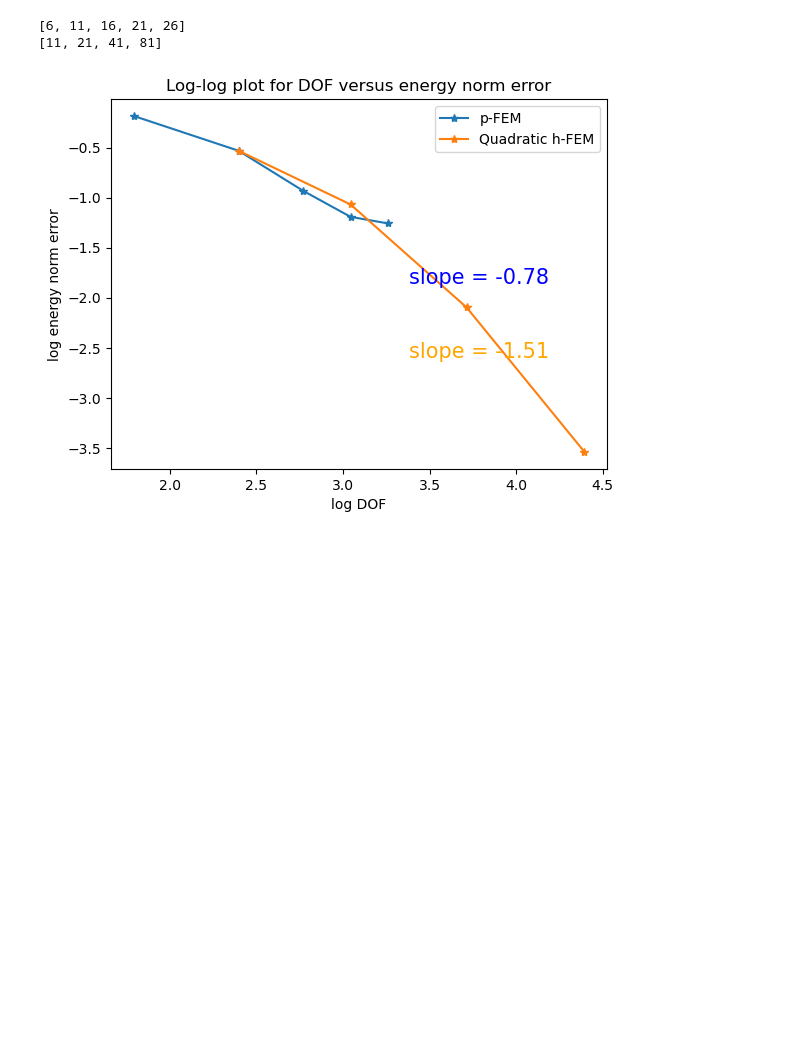
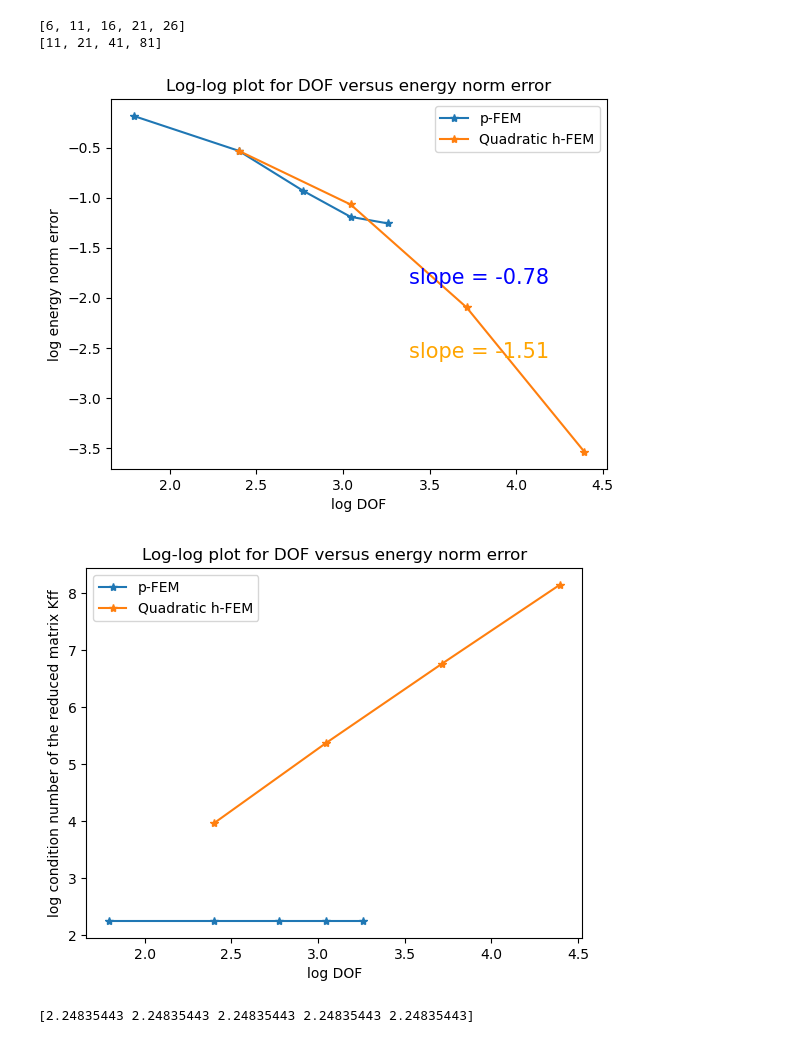
Before and after one commit to Xiaosen9807/Advanced-Finite-Element-Methods, a Jupyter notebook: main.ipynb, the cells around one changed output. Drawn from its saved outputs; the diff is of its cells as text; code cells hidden in the pictures; blank space fills up the shorter version.

Commit message:
a posteriori & Cont_K

```diff
--- a/main.ipynb
+++ b/main.ipynb
@@ -86,13 +108,18 @@ for num_elems in num_elems_list:
 DOFs_p = []
 error_list_p = []
 solution_p = []
+energy_list_p = []
+cont_K_list_p = []
 p_list = [1, 2, 3, 4, 5]
+
 for p in p_list:
-    U_p, phi_phip_p, uh_p = FEM(shape_class = Hierarchical,p = p, num_elems = 2, domain = domain,rhs_func = rhs_func,exact_func=exact_func, BCs = BCs, verbose = False)
+    U_p, phi_phip_p, uh_p, cont_K_p = FEM_1D(shape_class = Hierarchical,p = p, num_elems = 2, domain = domain,rhs_func = rhs_func,exact_func=exact_func, BCs = BCs, verbose = False)
     energy_fem_p = cal_energy(U_p, phi_phip_p)
     error_p = np.sqrt(abs(energy_fem_p-U_init)/U_init)
+    energy_list_p.append(energy_fem_p)
     DOFs_p.append(len(U_p))
     error_list_p.append(error_p)
     solution_p.append(uh_p)
-print(error_list_p)
+    cont_K_list_p.append(cont_K_p)
+print(energy_list_p)
 # %% [output]
@@ -224,21 +288,24 @@ BCs = (exact_func(domain[0]), exact_func(domain[-1]))
 error_list_q = []
 DOFs_q = []
 solution_q = []
+cont_K_list_q = []
 for num_elems in num_elems_list:
 
-    U_q, phi_phip_q, uh_q = h_FEM(shape_class = quadratic,num_elems = num_elems, domain = domain,rhs_func = rhs_func,exact_func=exact_func, BCs = BCs, verbose = False)
+    U_q, phi_phip_q, uh_q, cont_K_q = FEM_1D(shape_class = quadratic,num_elems = num_elems, domain = domain,rhs_func = rhs_func,exact_func=exact_func, BCs = BCs, verbose = False)
     energy_fem_q = cal_energy(U_q, phi_phip_q)
     error_q = np.sqrt(abs(energy_fem_q-U_init)/U_init)
     DOFs_q.append(len(U_q))
     error_list_q.append(error_q)
     solution_q.append(uh_q)
+    cont_K_list_q.append(cont_K_q)
 
 x_data = np.linspace(domain[0], domain[1], 128)
 for idx in range(len(solution_q)):
     # mesh_q = np.linspace(domain[0], domain[1], num_elems_list[idx]+1)
     mesh_q = np.linspace(domain[0], domain[1], 128)
+    plt.plot(mesh_q, solution_q[idx](mesh_q), label=' {} elements'.format(num_elems_list[idx]))
 
-    plt.plot(mesh_q, solution_q[idx](mesh_q), label=' {} elements'.format(num_elems_list[idx]))
 plt.plot(x_data, exact_func(x_data), label='Exact solution')
 plt.legend()
+print(cont_K_list_q)
 # %% [output]
@@ -269,14 +336,16 @@ p-FEM
 DOFs_p = []
 error_list_p = []
 solution_p = []
+cont_K_list_p = []
 p_list = [1, 2, 3,4 ,5]
 for p in p_list:
-    U_p, phi_phip_p, uh_p = FEM(shape_class = Hierarchical,p = p, num_elems = 5, domain = domain,rhs_func = rhs_func,exact_func=exact_func, BCs = BCs, verbose = False)
+    U_p, phi_phip_p, uh_p, cont_K_p = FEM_1D(shape_class = Hierarchical,p = p, num_elems = 5, domain = domain,rhs_func = rhs_func,exact_func=exact_func, BCs = BCs, verbose = False)
     energy_fem_p = cal_energy(U_p, phi_phip_p)
     error_p = np.sqrt(abs(energy_fem_p-U_init)/U_init)
     DOFs_p.append(len(U_p))
     error_list_p.append(error_p)
     solution_p.append(uh_p)
-print(error_list_p)
+    cont_K_list_p.append(cont_K_p)
+print(cont_K_list_p)
 print(DOFs_p)
 # %% [output]
@@ -327,3 +396,24 @@ plt.legend()
 plt.show()
 # %% [output]
 [figure]
+# %%
+
+truncate = 0
+log_DOFS_p = np.log(DOFs_p[truncate:])
+log_cont_K_list_p = np.log(abs(np.array(cont_K_list_p[truncate:])))
+
+plt.plot(log_DOFS_p, log_cont_K_list_p, '*-', label='p-FEM')
+
+log_DOFS_q = np.log(DOFs_q[truncate:])
+log_cont_K_list_q = np.log(abs(np.array(cont_K_list_q[truncate:])))
+plt.plot(log_DOFS_q, log_cont_K_list_q, '*-', label='Quadratic h-FEM')
+
+plt.xlabel('log DOF')
+plt.ylabel('log condition number of the reduced matrix Kff')
+plt.title('Log-log plot for DOF versus energy norm error')
+plt.legend()
+plt.show()
+print(log_cont_K_list_p,)
+# %% [output]
+[figure, added]
+[2.24835443 2.24835443 2.24835443 2.24835443 2.24835443]
```
Also changed, not shown: parts of 12 cells of this notebook, 5 other files.
